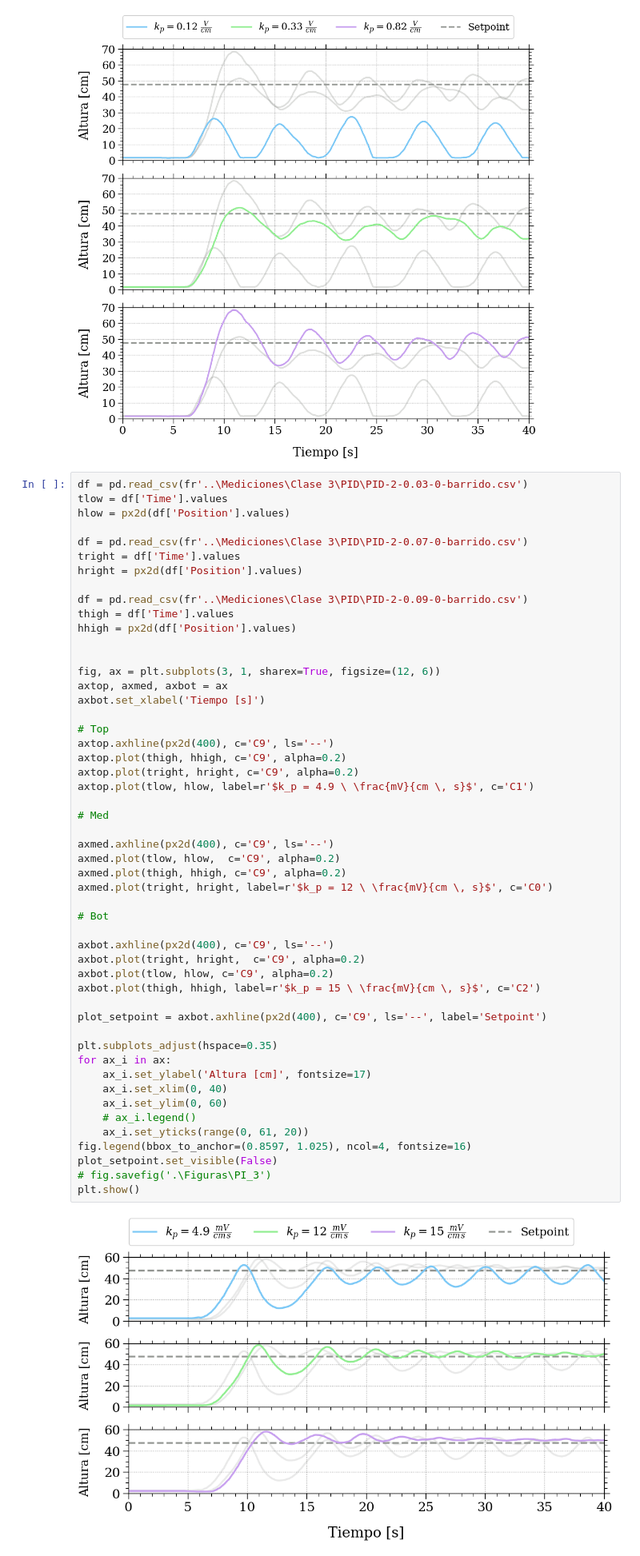
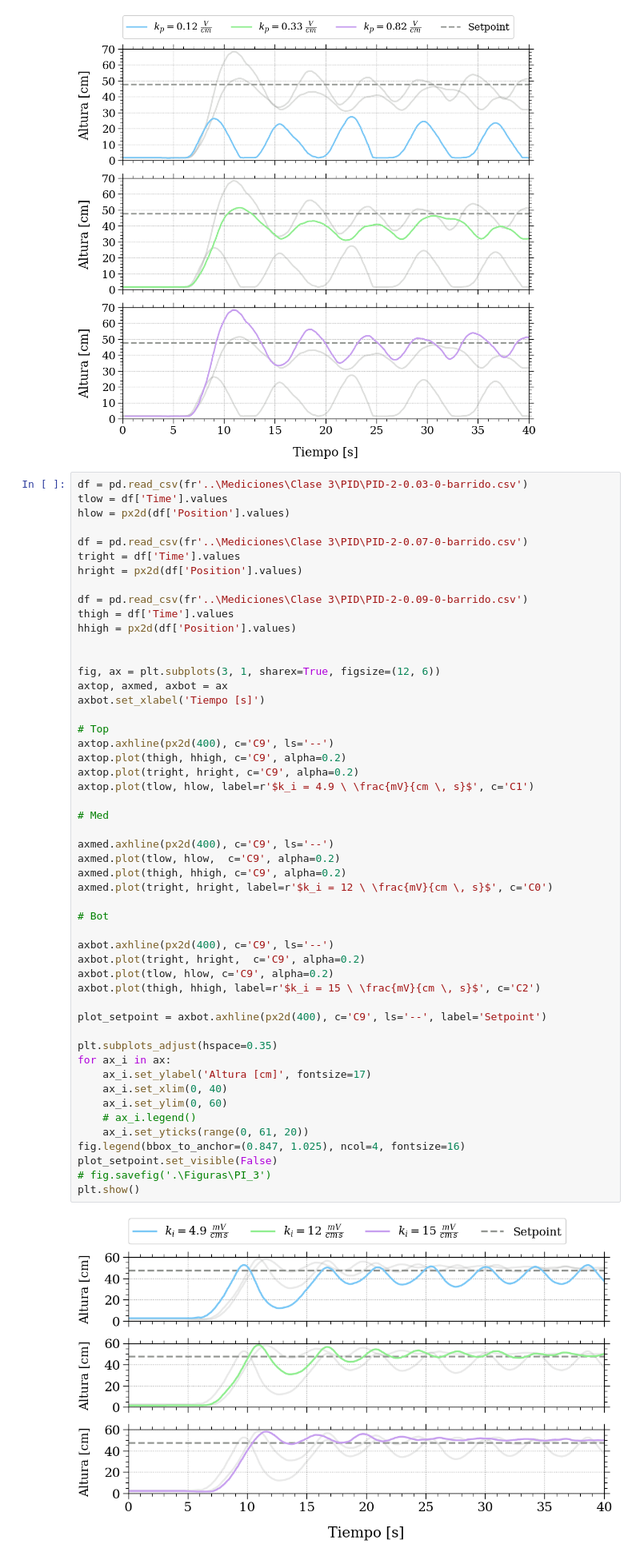
Before and after one commit to Martin-Palomeque/PID, a Jupyter notebook: Entregas/figuras_informe.ipynb, the cells around one changed output. Shown at 80% size. Cells and saved outputs as stored; diff of their text form.

```diff
--- a/Entregas/figuras_informe.ipynb
+++ b/Entregas/figuras_informe.ipynb
@@ -514,38 +518,38 @@ axbot.set_xlabel('Tiempo [s]')
 # Top
 axtop.axhline(px2d(400), c='C9', ls='--')
 axtop.plot(thigh, hhigh, c='C9', alpha=0.2)
 axtop.plot(tright, hright, c='C9', alpha=0.2)
-axtop.plot(tlow, hlow, label=r'$k_p = 4.9 \ \frac{mV}{cm \, s}$', c='C1')
+axtop.plot(tlow, hlow, label=r'$k_i = 4.9 \ \frac{mV}{cm \, s}$', c='C1')
 
 # Med
 
 axmed.axhline(px2d(400), c='C9', ls='--')
 axmed.plot(tlow, hlow,  c='C9', alpha=0.2)
 axmed.plot(thigh, hhigh, c='C9', alpha=0.2)
-axmed.plot(tright, hright, label=r'$k_p = 12 \ \frac{mV}{cm \, s}$', c='C0')
+axmed.plot(tright, hright, label=r'$k_i = 12 \ \frac{mV}{cm \, s}$', c='C0')
 
 # Bot
 
 axbot.axhline(px2d(400), c='C9', ls='--')
 axbot.plot(tright, hright,  c='C9', alpha=0.2)
 axbot.plot(tlow, hlow, c='C9', alpha=0.2)
-axbot.plot(thigh, hhigh, label=r'$k_p = 15 \ \frac{mV}{cm \, s}$', c='C2')
+axbot.plot(thigh, hhigh, label=r'$k_i = 15 \ \frac{mV}{cm \, s}$', c='C2')
 
 plot_setpoint = axbot.axhline(px2d(400), c='C9', ls='--', label='Setpoint')
 
 plt.subplots_adjust(hspace=0.35)
 for ax_i in ax:
     ax_i.set_ylabel('Altura [cm]', fontsize=17)
     ax_i.set_xlim(0, 40)
     ax_i.set_ylim(0, 60)
     # ax_i.legend()
     ax_i.set_yticks(range(0, 61, 20))
-fig.legend(bbox_to_anchor=(0.8597, 1.025), ncol=4, fontsize=16)
+fig.legend(bbox_to_anchor=(0.847, 1.025), ncol=4, fontsize=16)
 plot_setpoint.set_visible(False)
 # fig.savefig('.\Figuras\PI_3')
 plt.show()
 # %% [output]
-[figure, old version]
+[figure, new version]
 # %%
 df = pd.read_csv(fr'..\Mediciones\Clase 3\PID\PID-2-0.07-0.25-barrido.csv')
 tlow = df['Time'].values
```
Also changed, not shown: parts of 8 cells of this notebook, 5 other files.
